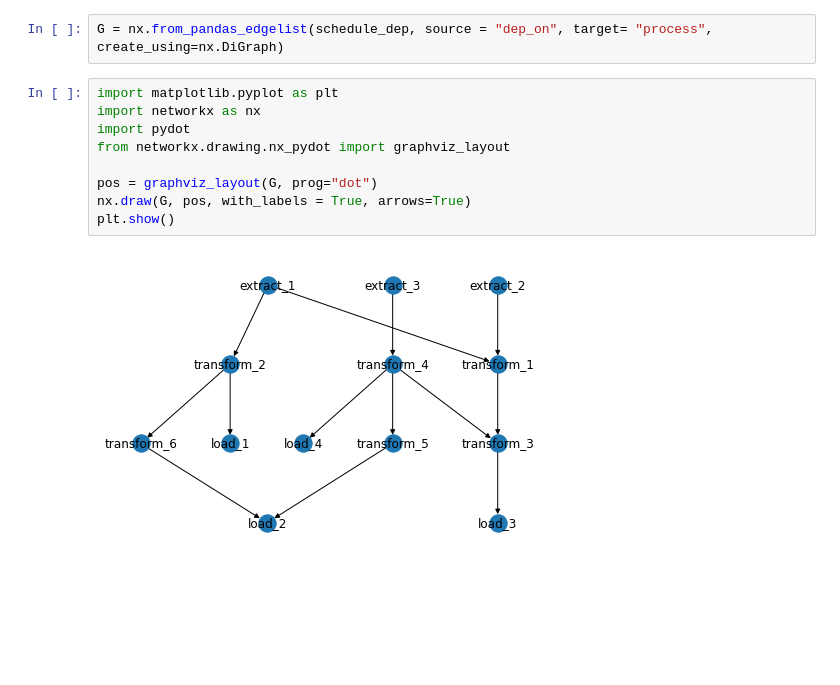
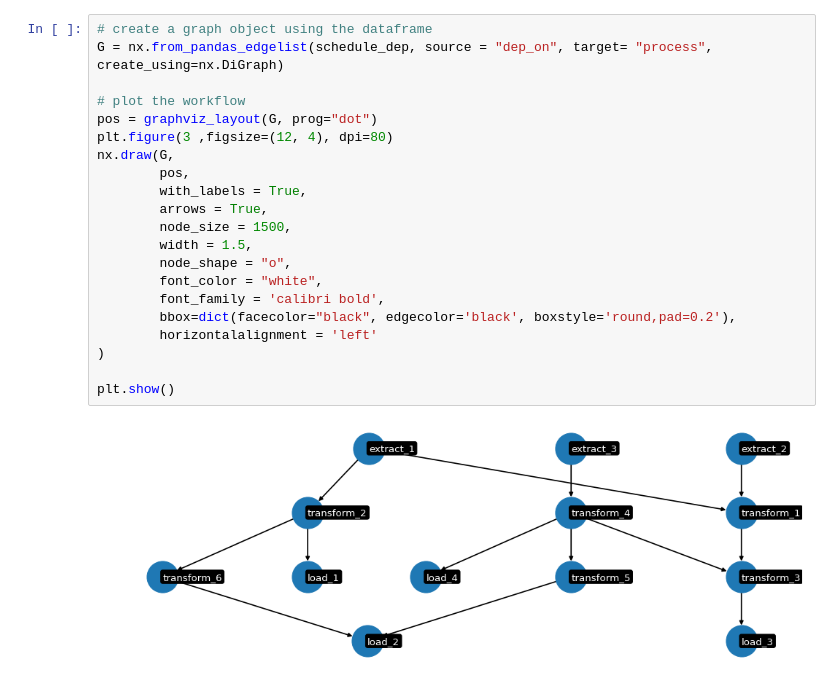
Before and after one commit to lapechie/Data-Pipeline-Tool, a Jupyter notebook: Example.ipynb, the cells around one changed output. Saved outputs shown, nothing was run; the diff lists cells and outputs as text; blank space fills up the shorter version.

```diff
--- a/Example.ipynb
+++ b/Example.ipynb
@@ -92,17 +112,27 @@ schedule_dep
 | 13 | load_2 | transform_6 |
 | 14 | load_3 | transform_3 |
 | 15 | load_4 | transform_4 |
-# %%
-G = nx.from_pandas_edgelist(schedule_dep, source = "dep_on", target= "process", create_using=nx.DiGraph)
-# %%
-import matplotlib.pyplot as plt
-import networkx as nx
-import pydot
-from networkx.drawing.nx_pydot import graphviz_layout
-
-pos = graphviz_layout(G, prog="dot")
-nx.draw(G, pos, with_labels = True, arrows=True)
-plt.show()
-# %% [output]
-[figure, removed]
+# %%
+# create a graph object using the dataframe
+G = nx.from_pandas_edgelist(schedule_dep, source = "dep_on", target= "process", create_using=nx.DiGraph)
+
+# plot the workflow
+pos = graphviz_layout(G, prog="dot")
+plt.figure(3 ,figsize=(12, 4), dpi=80)
+nx.draw(G,
+        pos,
+        with_labels = True,
+        arrows = True,
+        node_size = 1500,
+        width = 1.5,
+        node_shape = "o",
+        font_color = "white",
+        font_family = 'calibri bold',
+        bbox=dict(facecolor="black", edgecolor='black', boxstyle='round,pad=0.2'),
+        horizontalalignment = 'left'
+)
+
+plt.show()
+# %% [output]
+[figure, added]
 # %%
```
Also changed, not shown: parts of 9 cells of this notebook.
